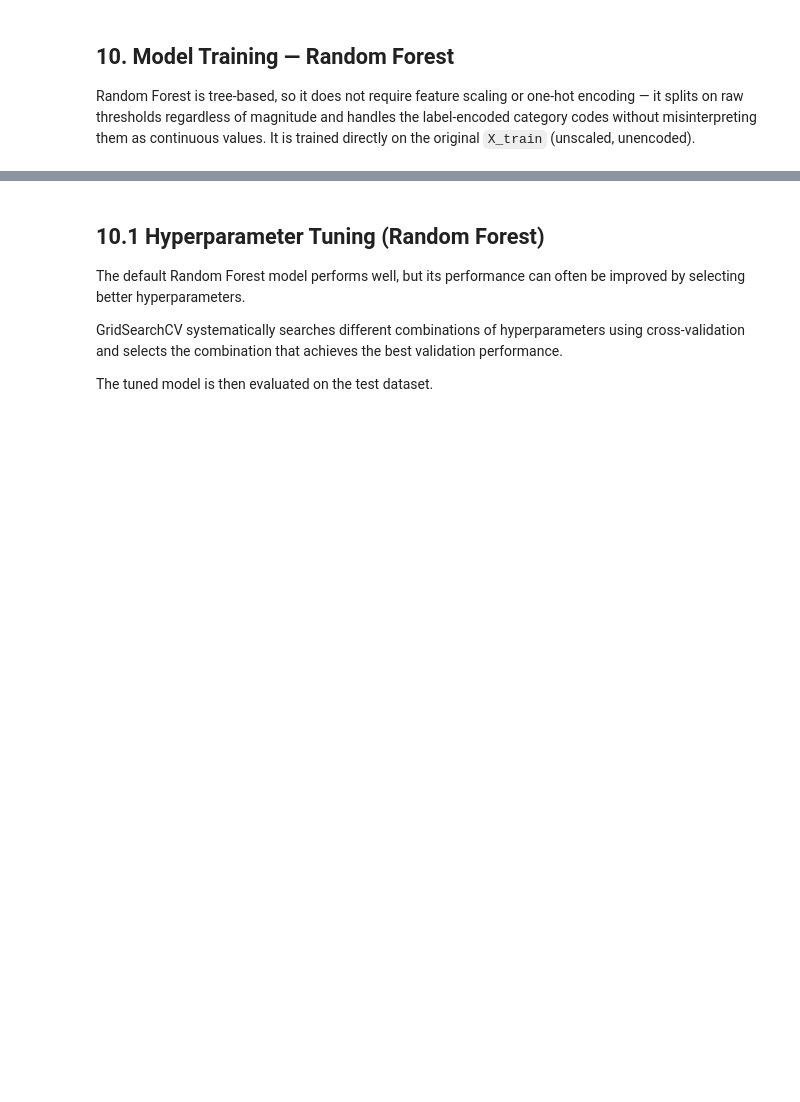
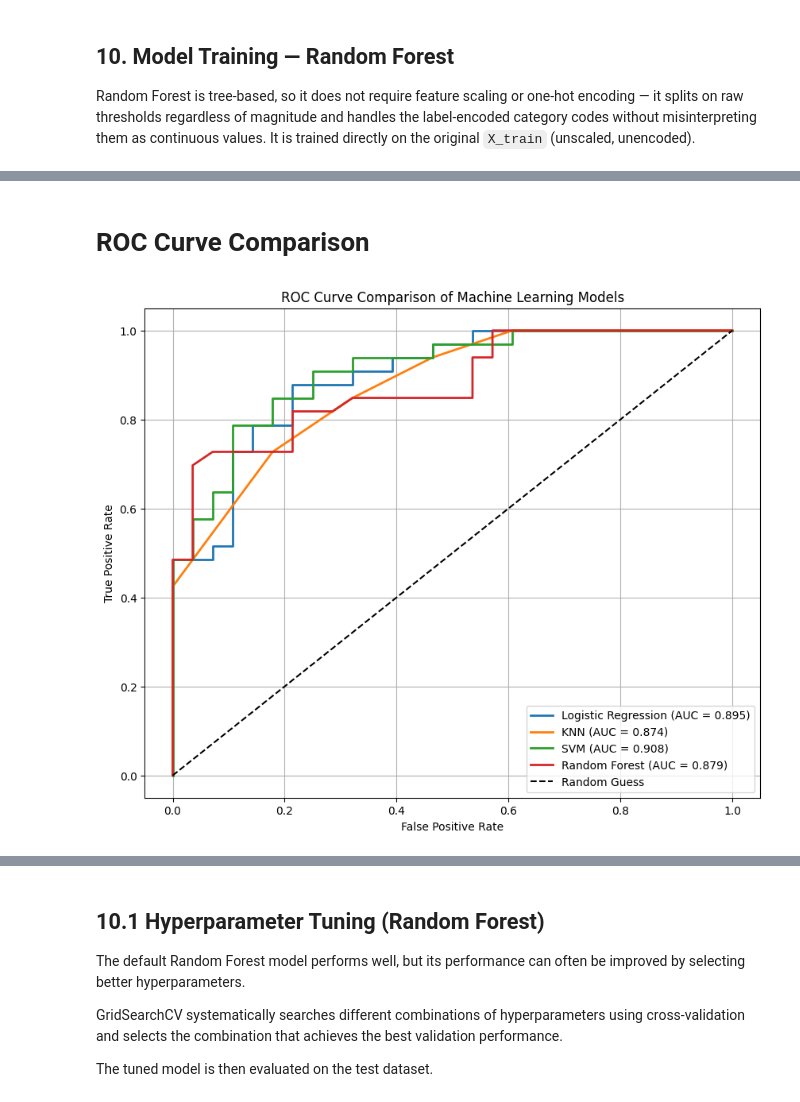
Before and after one commit to Danish925/ml-healthcare-journey, a Jupyter notebook: heart-disease-prediction/heart-disease-prediction.ipynb, the cells around one changed output, grey strips where cells are left out. Cells and saved outputs as stored; diff of their text form; code cells hidden in the pictures; blank space fills up the shorter version.

```diff
--- a/heart-disease-prediction/heart-disease-prediction.ipynb
+++ b/heart-disease-prediction/heart-disease-prediction.ipynb
@@ -905,0 +916,44 @@ ROC-AUC: 0.8907
+# %% [markdown]
+# ROC Curve Comparison
+# %%
+from sklearn.metrics import roc_curve, roc_auc_score
+import matplotlib.pyplot as plt
+
+plt.figure(figsize=(10, 8))
+
+# Logistic Regression
+fpr_log, tpr_log, _ = roc_curve(y_test, y_prob_log_reg)
+auc_log = roc_auc_score(y_test, y_prob_log_reg)
+plt.plot(fpr_log, tpr_log, linewidth=2,
+         label=f'Logistic Regression (AUC = {auc_log:.3f})')
+
+# KNN
+fpr_knn, tpr_knn, _ = roc_curve(y_test, y_prob_knn)
+auc_knn = roc_auc_score(y_test, y_prob_knn)
+plt.plot(fpr_knn, tpr_knn, linewidth=2,
+         label=f'KNN (AUC = {auc_knn:.3f})')
+
+# SVM
+fpr_svm, tpr_svm, _ = roc_curve(y_test, y_prob_svm)
+auc_svm = roc_auc_score(y_test, y_prob_svm)
+plt.plot(fpr_svm, tpr_svm, linewidth=2,
+         label=f'SVM (AUC = {auc_svm:.3f})')
+
+# Random Forest
+fpr_rf, tpr_rf, _ = roc_curve(y_test, y_prob_rf)
+auc_rf = roc_auc_score(y_test, y_prob_rf)
+plt.plot(fpr_rf, tpr_rf, linewidth=2,
+         label=f'Random Forest (AUC = {auc_rf:.3f})')
+
+# Random Guess line
+plt.plot([0, 1], [0, 1], 'k--', label='Random Guess')
+
+plt.xlabel('False Positive Rate')
+plt.ylabel('True Positive Rate')
+plt.title('ROC Curve Comparison of Machine Learning Models')
+plt.legend(loc='lower right')
+plt.grid(True)
+
+plt.show()
+# %% [output]
+[figure, added]
```
Also changed, not shown: parts of 19 cells of this notebook.
